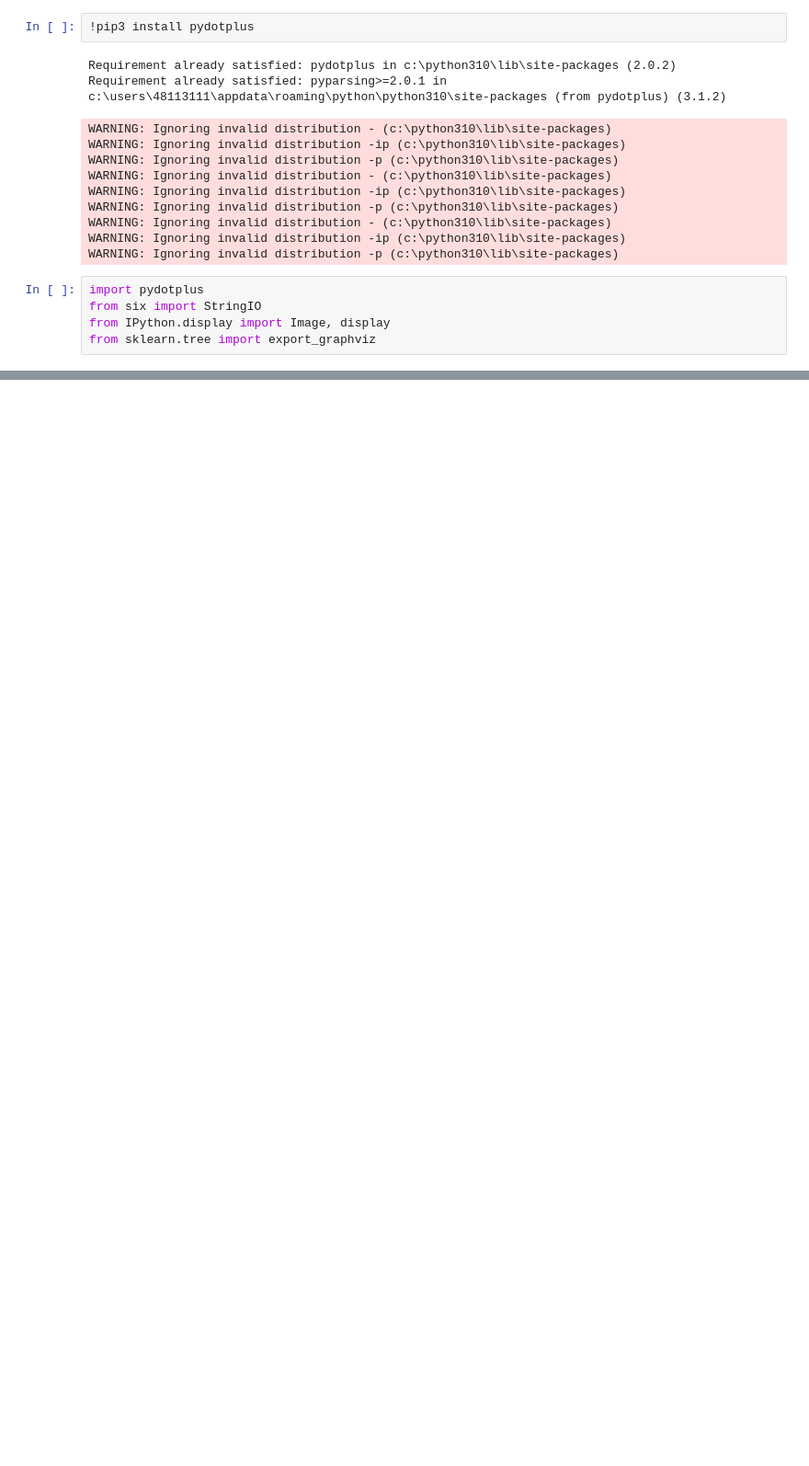
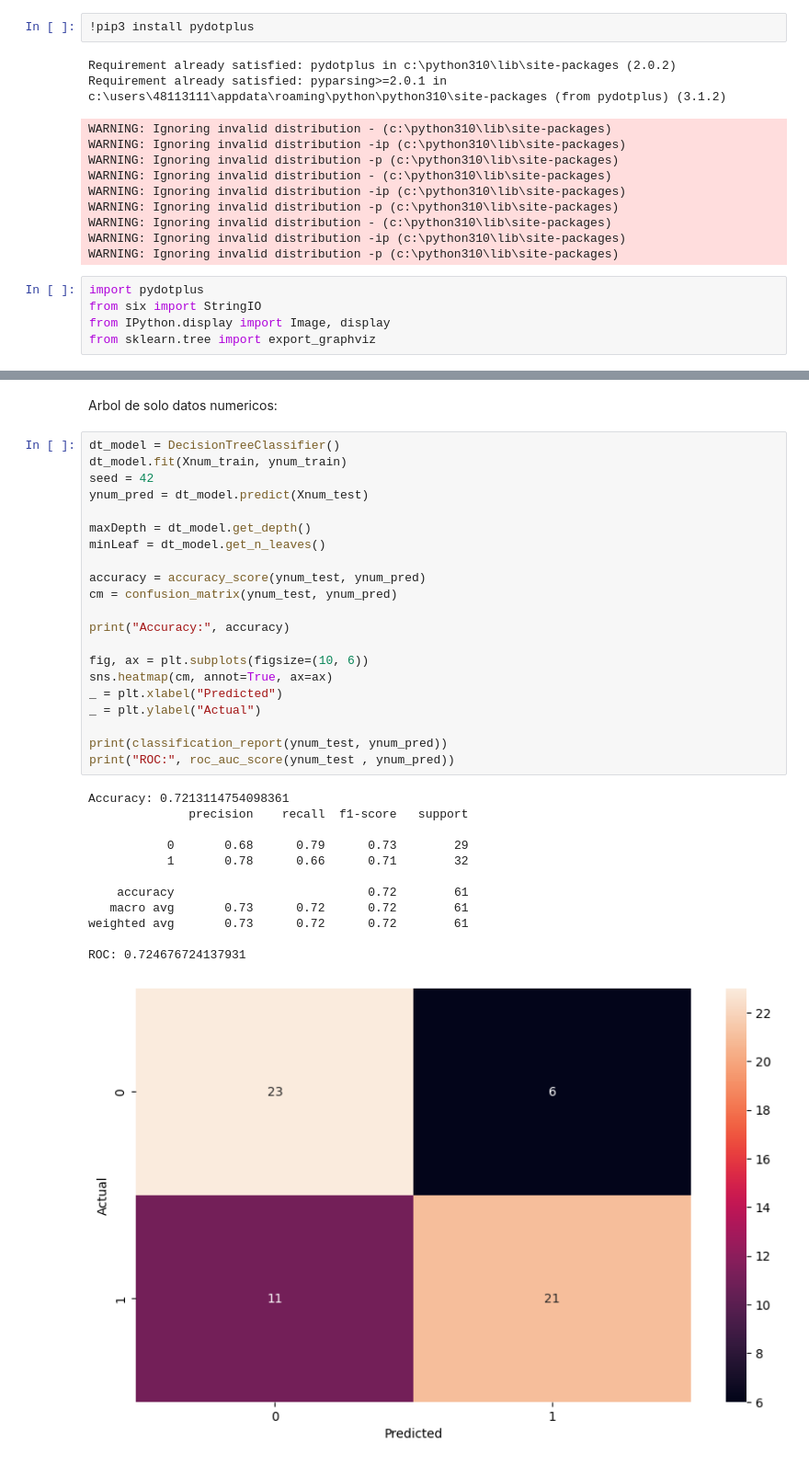
Before and after one commit to gabofrid/trabajos-chona---2024, a Jupyter notebook: trabajo 1/clase.ipynb, the cells around one changed output, grey strips where cells are left out. Shown at 92% size. Saved outputs shown, nothing was run; the diff lists cells and outputs as text; blank space fills up the shorter version.

```diff
--- a/trabajo 1/clase.ipynb
+++ b/trabajo 1/clase.ipynb
@@ -459,0 +460,36 @@ plt.show()
+# %% [markdown]
+Arbol de solo datos numericos:
+# %%
+dt_model = DecisionTreeClassifier()
+dt_model.fit(Xnum_train, ynum_train)
+seed = 42
+ynum_pred = dt_model.predict(Xnum_test)
+
+maxDepth = dt_model.get_depth()
+minLeaf = dt_model.get_n_leaves()
+
+accuracy = accuracy_score(ynum_test, ynum_pred)
+cm = confusion_matrix(ynum_test, ynum_pred)
+
+print("Accuracy:", accuracy)
+
+fig, ax = plt.subplots(figsize=(10, 6))
+sns.heatmap(cm, annot=True, ax=ax)
+_ = plt.xlabel("Predicted")
+_ = plt.ylabel("Actual")
+
+print(classification_report(ynum_test, ynum_pred))
+print("ROC:", roc_auc_score(ynum_test , ynum_pred))
+# %% [output]
+Accuracy: 0.7213114754098361
+              precision    recall  f1-score   support
+
+           0       0.68      0.79      0.73        29
+           1       0.78      0.66      0.71        32
+
+    accuracy                           0.72        61
+   macro avg       0.73      0.72      0.72        61
+weighted avg       0.73      0.72      0.72        61
+
+ROC: 0.724676724137931
+[figure, added]
```
Also changed, not shown: parts of 7 cells of this notebook.
